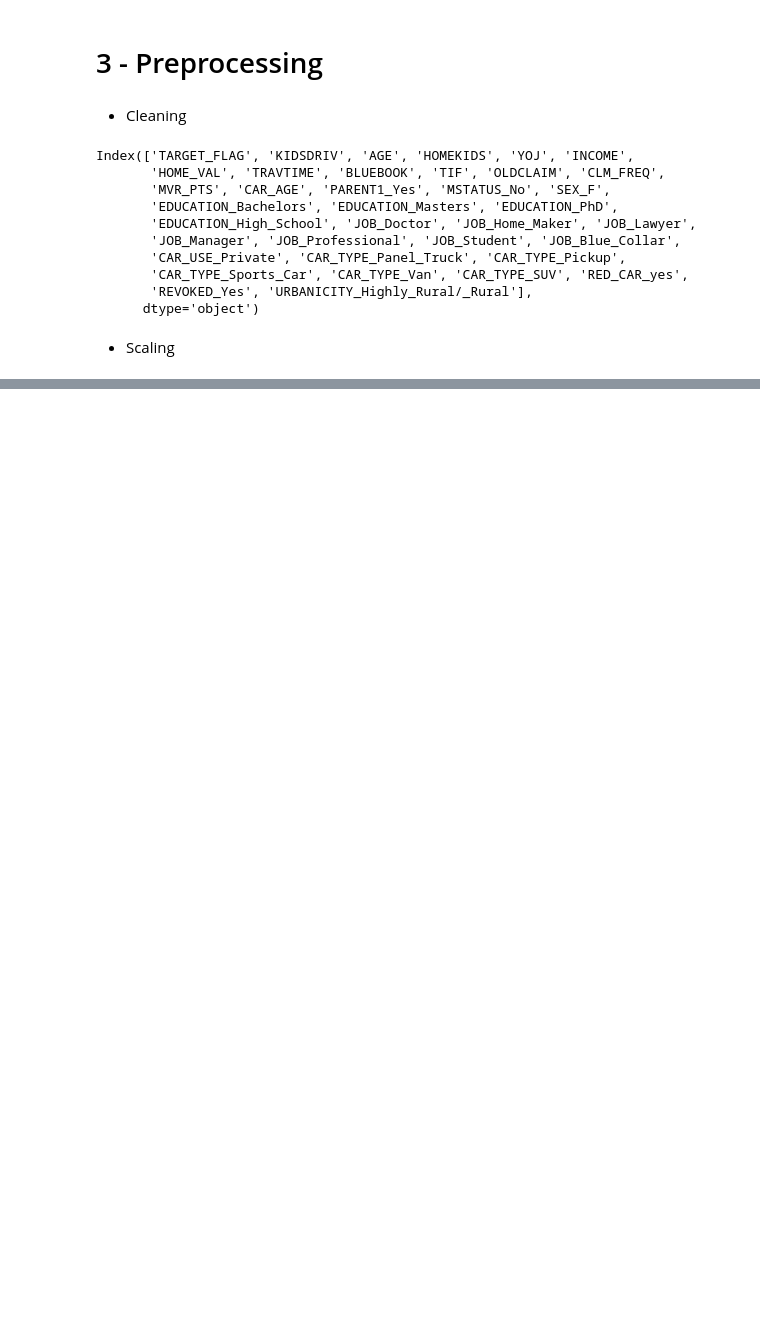
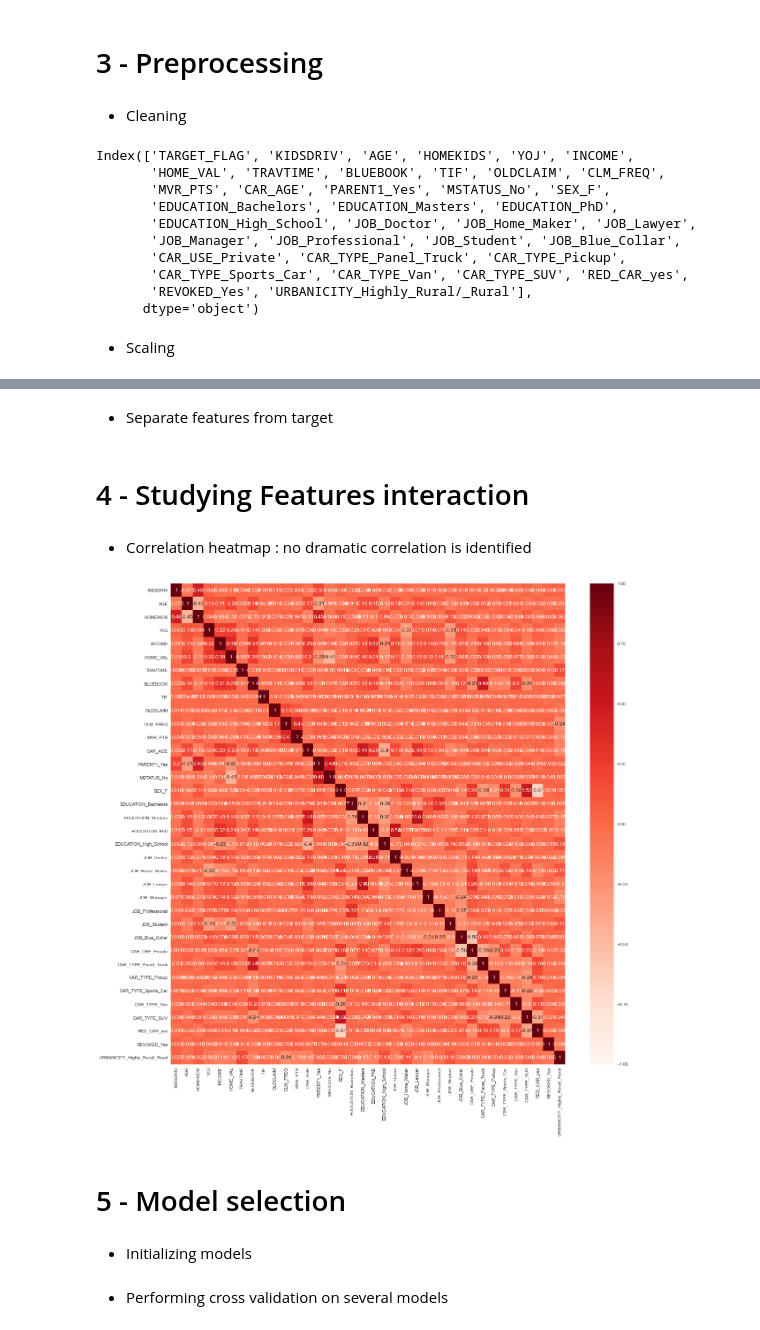
Before and after one commit to MilCL/Insurance_test, a Jupyter notebook: Main.ipynb, the cells around one changed output, grey strips where cells are left out. Saved outputs shown, nothing was run; the diff lists cells and outputs as text; code cells hidden in the pictures; blank space fills up the shorter version.

Commit message:
added cross validation and model selection

```diff
--- a/Main.ipynb
+++ b/Main.ipynb
@@ -252,7 +234,13 @@ class Scaling :
         scaled_df[self.cols_to_std] = self.standard_scaler.fit_transform(dataframe[self.cols_to_std])
         return scaled_df
 
-cols_to_std = ['TARGET' , 'AGE', 'YOJ', 'HOME_VAL' , 'CAR_AGE' , 'INCOME' , 'BLUEBOOK', 'OLDCLAIM' , 'TRAVTIME', 'HOMEKIDS', 'MVR_PTS', 'TIF' , 'KIDSDRIV']
-scaling = Scaling()
+    def transform(dataframe) :
+        scaled_df = dataframe.copy()
+        scaled_df[self.cols_to_std] = self.standard_scaler.transform(dataframe[self.cols_to_std])
+        return scaled_df
+
+cols_to_std = [ 'AGE', 'YOJ', 'HOME_VAL' , 'CAR_AGE' , 'INCOME' , 'BLUEBOOK', 'OLDCLAIM' , 'TRAVTIME', 'HOMEKIDS', 'MVR_PTS', 'TIF' , 'KIDSDRIV']
+scaling = Scaling(cols_to_std)
 scaled_train_data = scaling.fit_transform(clean_train_data)
+scaled_train_data.head()
 # %% [output]
@@ -259,0 +254,22 @@ ValueError: at least one array or dtype is required
+# %% [markdown]
+- Separate features from target
+# %%
+X_train = scaled_train_data.loc[ : , scaled_train_data.columns != 'TARGET_FLAG']
+y_train = scaled_train_data['TARGET_FLAG']
+# %% [markdown]
+# 4 - Studying Features interaction
+# %% [markdown]
+- Correlation heatmap : no dramatic correlation is identified
+# %%
+from seaborn import heatmap
+
+fig,ax = plt.subplots(figsize = (20,20))
+corr_method = 'kendall' #'pearson' #spearman or kendall
+heatmap( X_train.corr(), annot = True, ax=ax, vmin = -1, vmax = 1, cmap = 'Reds')
+plt.show()
+# %% [output]
+[figure, added]
+# %% [markdown]
+# 5 - Model selection
+# %% [markdown]
+- Initializing models
@@ -259,0 +287,2 @@ ValueError: at least one array or dtype is required
+# %% [markdown]
+- Performing cross validation on several models
```
Also changed, not shown: parts of 13 cells of this notebook.
